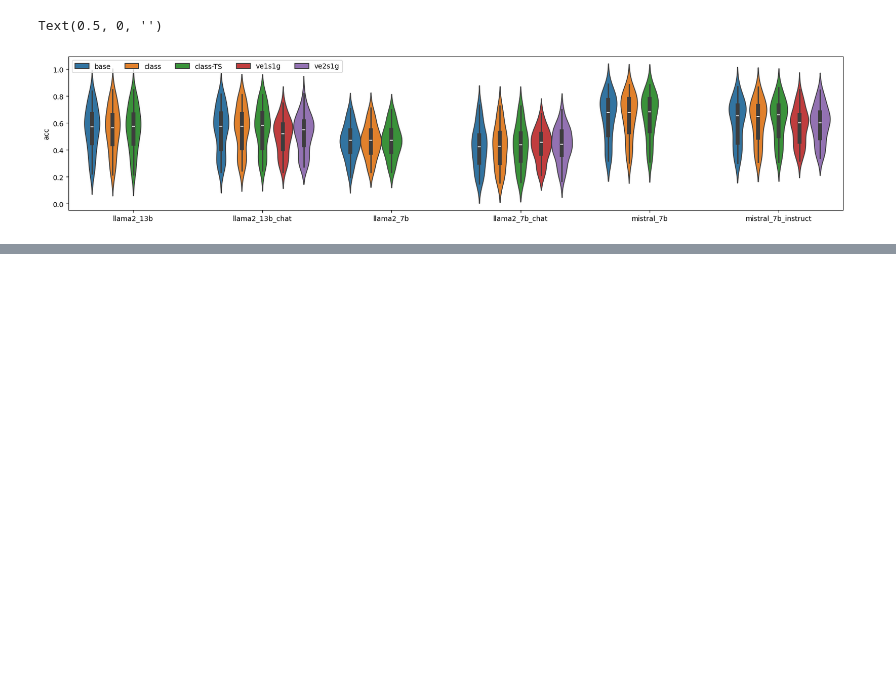
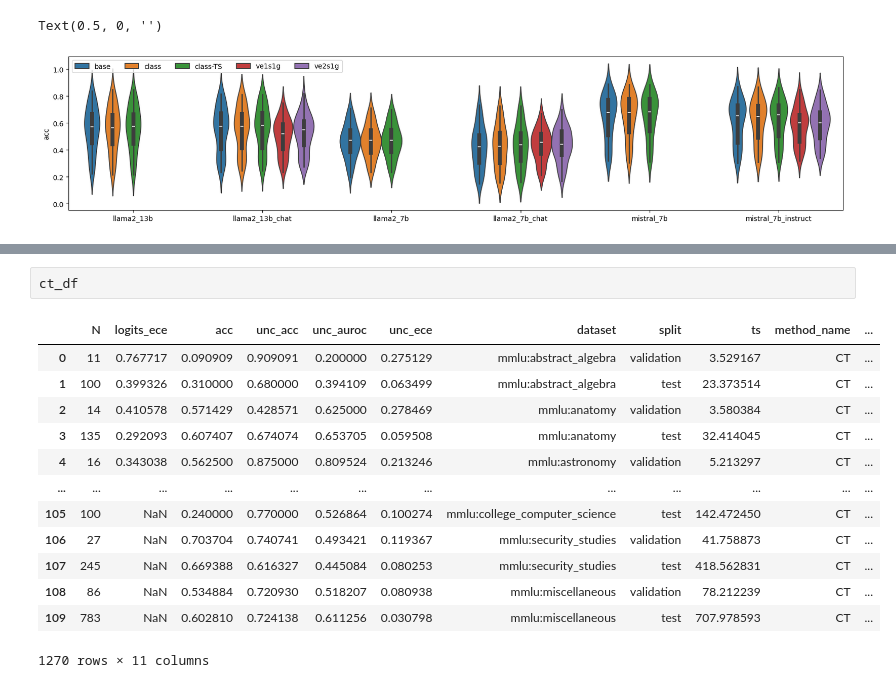
Before and after one commit to activatedgeek/calibration-tuning, a Jupyter notebook: notebooks/viz_mmlu.ipynb, the cells around one changed output, grey strips where cells are left out. Cells and saved outputs as stored; diff of their text form; blank space fills up the shorter version.

```diff
--- a/notebooks/viz_mmlu.ipynb
+++ b/notebooks/viz_mmlu.ipynb
@@ -1163,0 +1227,16 @@ df
+# %%
+ct_df
+# %% [output]
+|  | N | logits_ece | acc | unc_acc | unc_auroc | unc_ece | dataset | split | ts | method_name | ... |
+| 0 | 11 | 0.767717 | 0.090909 | 0.909091 | 0.200000 | 0.275129 | mmlu:abstract_algebra | validation | 3.529167 | CT | ... |
+| 1 | 100 | 0.399326 | 0.310000 | 0.680000 | 0.394109 | 0.063499 | mmlu:abstract_algebra | test | 23.373514 | CT | ... |
+| 2 | 14 | 0.410578 | 0.571429 | 0.428571 | 0.625000 | 0.278469 | mmlu:anatomy | validation | 3.580384 | CT | ... |
+| 3 | 135 | 0.292093 | 0.607407 | 0.674074 | 0.653705 | 0.059508 | mmlu:anatomy | test | 32.414045 | CT | ... |
+| 4 | 16 | 0.343038 | 0.562500 | 0.875000 | 0.809524 | 0.213246 | mmlu:astronomy | validation | 5.213297 | CT | ... |
+| ... | ... | ... | ... | ... | ... | ... | ... | ... | ... | ... | ... |
+| 105 | 100 | NaN | 0.240000 | 0.770000 | 0.526864 | 0.100274 | mmlu:college_computer_science | test | 142.472450 | CT | ... |
+| 106 | 27 | NaN | 0.703704 | 0.740741 | 0.493421 | 0.119367 | mmlu:security_studies | validation | 41.758873 | CT | ... |
+| 107 | 245 | NaN | 0.669388 | 0.616327 | 0.445084 | 0.080253 | mmlu:security_studies | test | 418.562831 | CT | ... |
+| 108 | 86 | NaN | 0.534884 | 0.720930 | 0.518207 | 0.080938 | mmlu:miscellaneous | validation | 78.212239 | CT | ... |
+| 109 | 783 | NaN | 0.602810 | 0.724138 | 0.611256 | 0.030798 | mmlu:miscellaneous | test | 707.978593 | CT | ... |
+1270 rows × 11 columns
```
Also changed, not shown: parts of 11 cells of this notebook.
